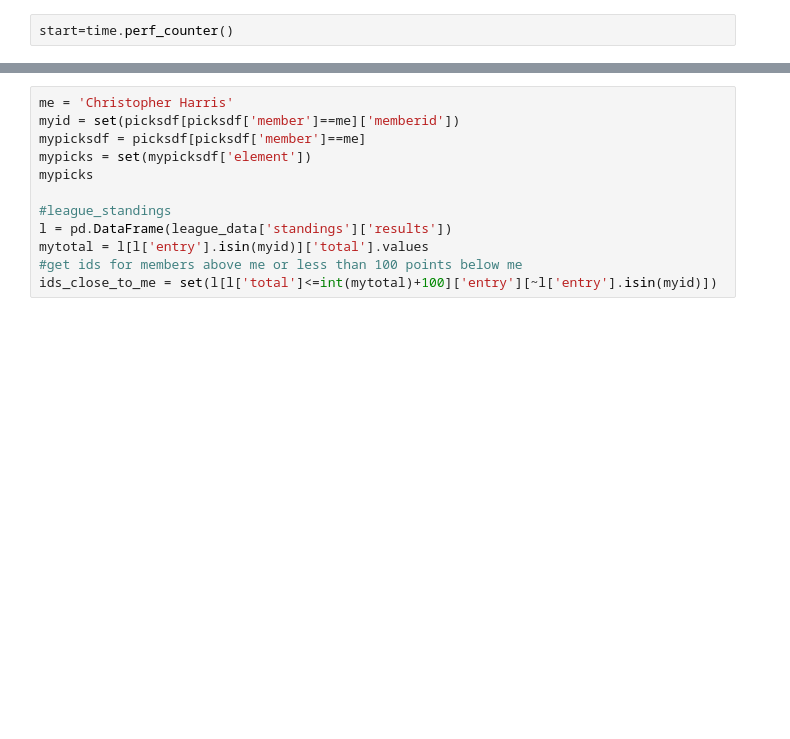
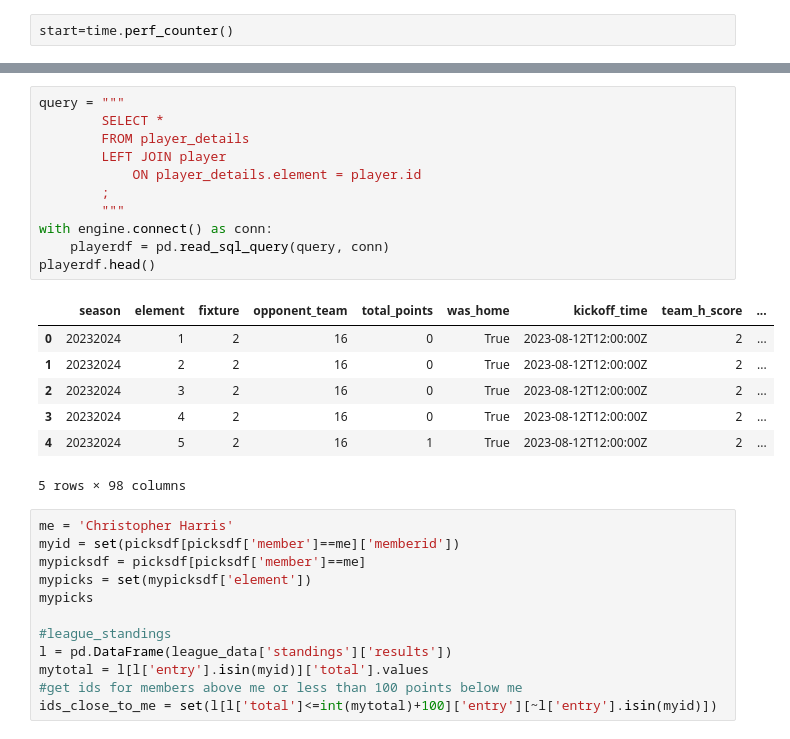
Before and after one commit to chrisimpacts/FPL-Data-Analysis, a Jupyter notebook: FPL-League-Analysis.ipynb, the cells around one changed output, grey strips where cells are left out. Saved outputs shown, nothing was run; the diff lists cells and outputs as text; blank space fills up the shorter version.

```diff
--- a/FPL-League-Analysis.ipynb
+++ b/FPL-League-Analysis.ipynb
@@ -230,3 +163,22 @@ print(alldata.shape)
+# %%
+query = """
+        SELECT *
+        FROM player_details
+        LEFT JOIN player
+            ON player_details.element = player.id
+        ;
+        """
+with engine.connect() as conn:
+    playerdf = pd.read_sql_query(query, conn)
+playerdf.head()
+# %% [output]
+|  | season | element | fixture | opponent_team | total_points | was_home | kickoff_time | team_h_score | ... |
+| 0 | 20232024 | 1 | 2 | 16 | 0 | True | 2023-08-12T12:00:00Z | 2 | ... |
+| 1 | 20232024 | 2 | 2 | 16 | 0 | True | 2023-08-12T12:00:00Z | 2 | ... |
+| 2 | 20232024 | 3 | 2 | 16 | 0 | True | 2023-08-12T12:00:00Z | 2 | ... |
+| 3 | 20232024 | 4 | 2 | 16 | 0 | True | 2023-08-12T12:00:00Z | 2 | ... |
+| 4 | 20232024 | 5 | 2 | 16 | 1 | True | 2023-08-12T12:00:00Z | 2 | ... |
+5 rows × 98 columns
 # %%
 me = 'Christopher Harris'
 myid = set(picksdf[picksdf['member']==me]['memberid'])
```
Also changed, not shown: parts of 18 cells of this notebook, 8 other files.
